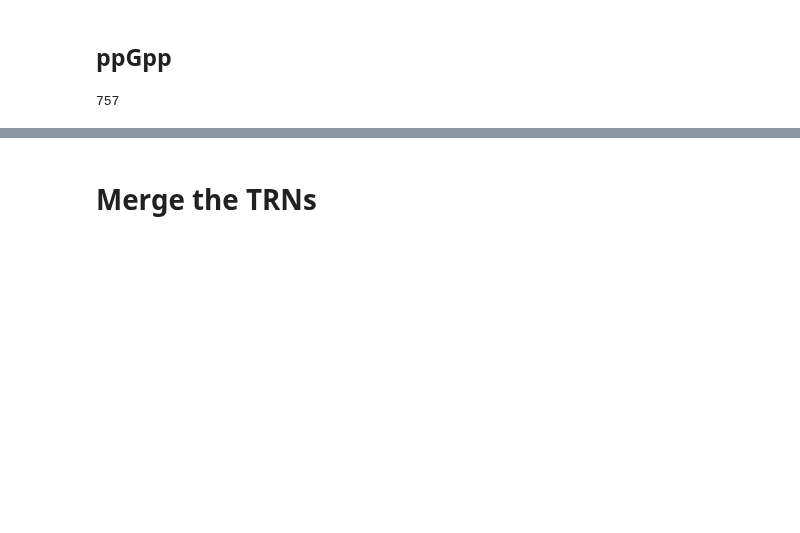
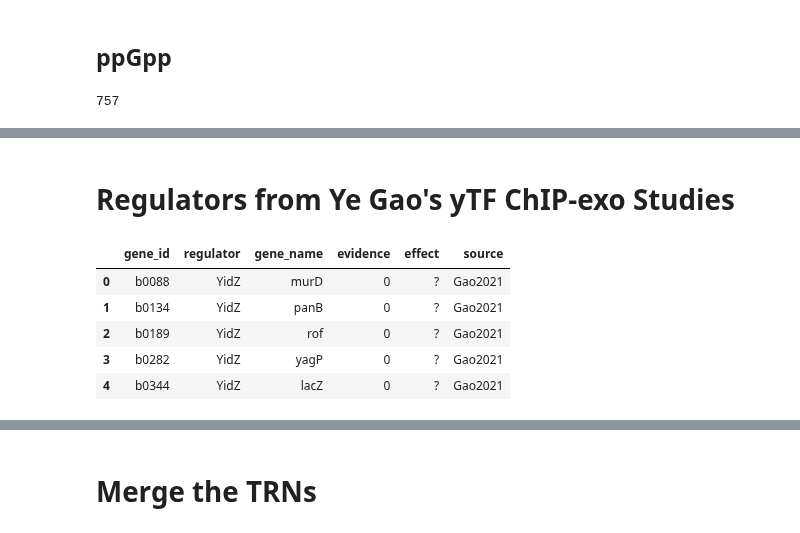
Before and after one commit to SBRG/precise2, a Jupyter notebook: data/regulation/construct_trn.ipynb, the cells around one changed output, grey strips where cells are left out. Saved outputs shown, nothing was run; the diff lists cells and outputs as text; code cells hidden in the pictures; blank space fills up the shorter version.

```diff
--- a/data/regulation/construct_trn.ipynb
+++ b/data/regulation/construct_trn.ipynb
@@ -288,0 +305,19 @@ DF_ppGpp = pd.DataFrame(list2struct,columns=DF_ecocyc.columns)
+# %% [markdown]
+# Regulators from Ye Gao's yTF ChIP-exo Studies
+# %%
+# re-format and re-name columns
+DF_gao_s4 = pd.read_excel('gao_dataset_s4.xlsx', engine='openpyxl', sheet_name='pre_formatted')
+DF_gao_s4 = DF_gao_s4.drop(columns=['Start', 'End', 'S/N']).rename(
+    columns={'b_number': 'gene_id', 'protein': 'regulator'})
+DF_gao_s4['gene_name'] = DF_gao_s4['gene_id'].apply(lambda gene_id: num2name.get(gene_id, None))
+DF_gao_s4['evidence'] = 0
+DF_gao_s4['effect'] = '?'
+DF_gao_s4['source'] = 'Gao2021'
+DF_gao_s4.head()
+# %% [output]
+|  | gene_id | regulator | gene_name | evidence | effect | source |
+| 0 | b0088 | YidZ | murD | 0 | ? | Gao2021 |
+| 1 | b0134 | YidZ | panB | 0 | ? | Gao2021 |
+| 2 | b0189 | YidZ | rof | 0 | ? | Gao2021 |
+| 3 | b0282 | YidZ | yagP | 0 | ? | Gao2021 |
+| 4 | b0344 | YidZ | lacZ | 0 | ? | Gao2021 |
```
Also changed, not shown: parts of 6 cells of this notebook, 4 other files.
